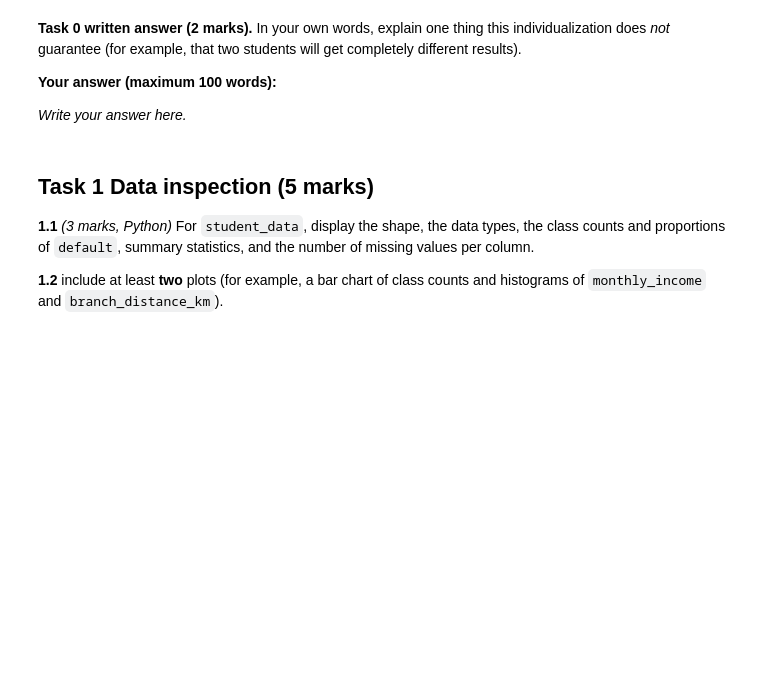
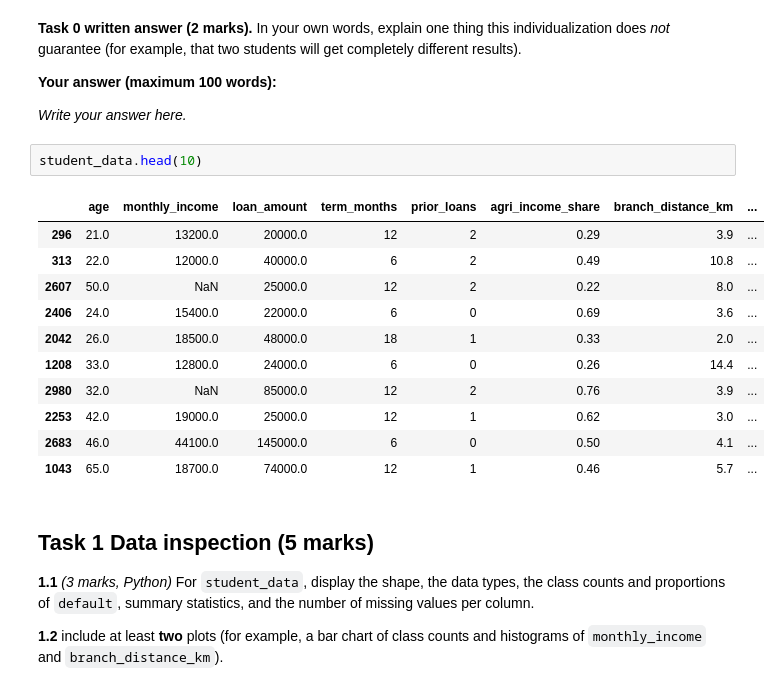
Before and after one commit to Shreyit/rinn-microcredit-risk, a Jupyter notebook: notebooks/01_section_III_submission.ipynb, the cells around one changed output. Cells and saved outputs as stored; diff of their text form; blank space fills up the shorter version.

```diff
--- a/notebooks/01_section_III_submission.ipynb
+++ b/notebooks/01_section_III_submission.ipynb
@@ -252,6 +252,20 @@ Saved assignment_config.json (submit this file with your notebook).
 **Your answer (maximum 100 words):**
 
 _Write your answer here._
+# %%
+student_data.head(10)
+# %% [output]
+|  | age | monthly_income | loan_amount | term_months | prior_loans | agri_income_share | branch_distance_km | ... |
+| 296 | 21.0 | 13200.0 | 20000.0 | 12 | 2 | 0.29 | 3.9 | ... |
+| 313 | 22.0 | 12000.0 | 40000.0 | 6 | 2 | 0.49 | 10.8 | ... |
+| 2607 | 50.0 | NaN | 25000.0 | 12 | 2 | 0.22 | 8.0 | ... |
+| 2406 | 24.0 | 15400.0 | 22000.0 | 6 | 0 | 0.69 | 3.6 | ... |
+| 2042 | 26.0 | 18500.0 | 48000.0 | 18 | 1 | 0.33 | 2.0 | ... |
+| 1208 | 33.0 | 12800.0 | 24000.0 | 6 | 0 | 0.26 | 14.4 | ... |
+| 2980 | 32.0 | NaN | 85000.0 | 12 | 2 | 0.76 | 3.9 | ... |
+| 2253 | 42.0 | 19000.0 | 25000.0 | 12 | 1 | 0.62 | 3.0 | ... |
+| 2683 | 46.0 | 44100.0 | 145000.0 | 6 | 0 | 0.50 | 4.1 | ... |
+| 1043 | 65.0 | 18700.0 | 74000.0 | 12 | 1 | 0.46 | 5.7 | ... |
 # %% [markdown]
 ## Task 1 Data inspection (5 marks)
 **1.1** *(3 marks, Python)* For `student_data`, display the shape, the data types, the class counts and proportions of `default`, summary statistics, and the number of missing values per column.
```
Also changed, not shown: parts of 4 cells of this notebook.
